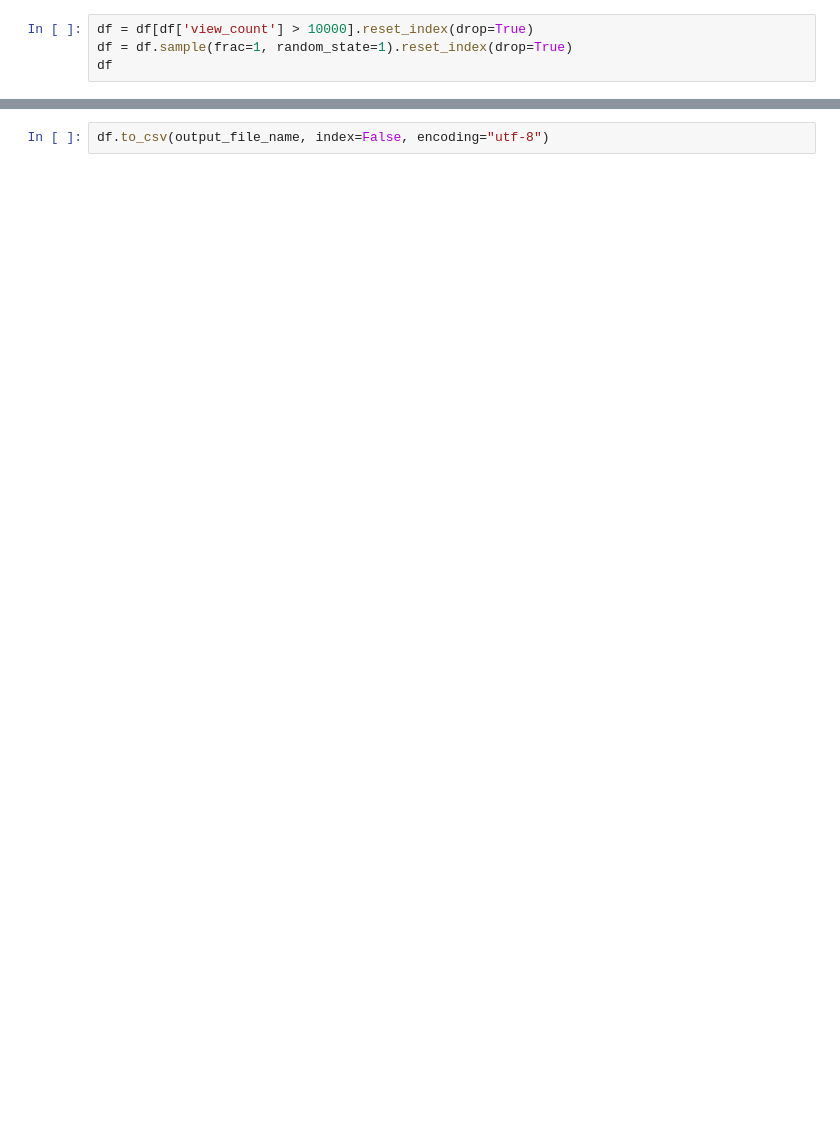
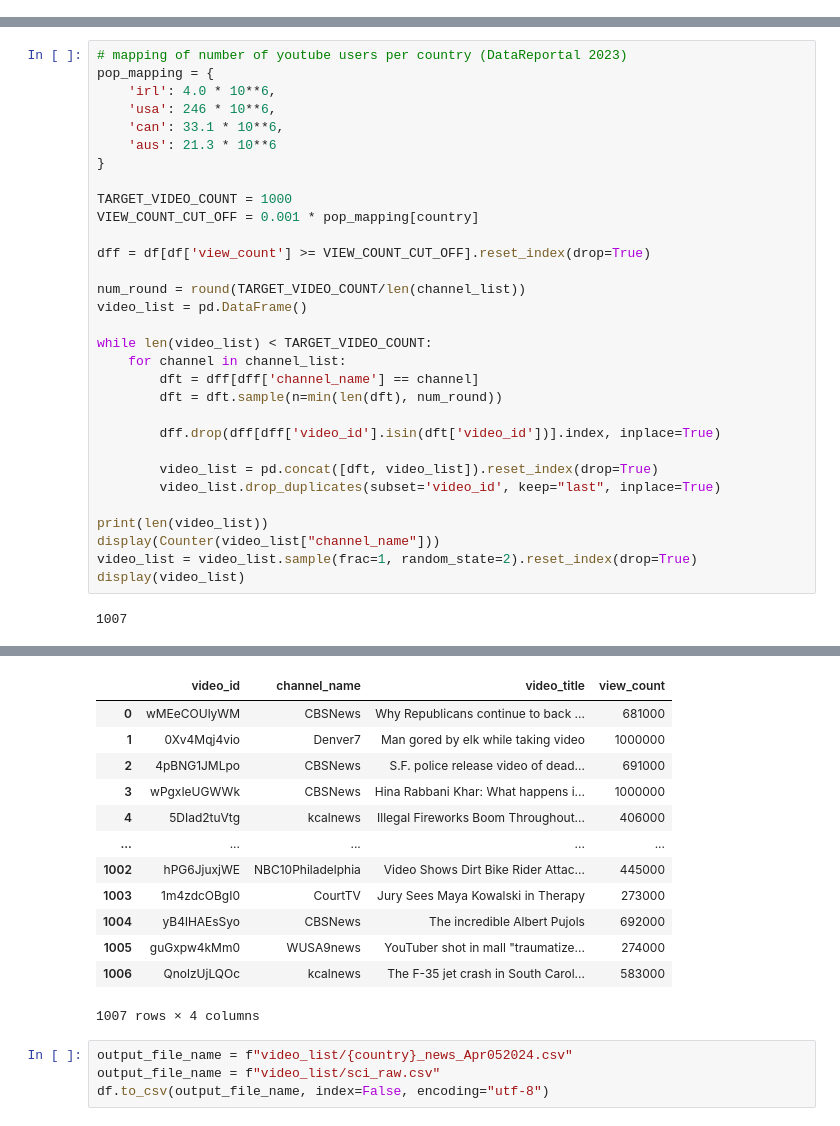
Before and after one commit to catxmai/youtube-video-crawler, a Jupyter notebook: combine_output.ipynb, the cells around one changed output, grey strips where cells are left out. Saved outputs shown, nothing was run; the diff lists cells and outputs as text; blank space fills up the shorter version.

```diff
--- a/combine_output.ipynb
+++ b/combine_output.ipynb
@@ -81,4 +66,0 @@ df
-# %%
-df = df[df['view_count'] > 10000].reset_index(drop=True)
-df = df.sample(frac=1, random_state=1).reset_index(drop=True)
-df
@@ -118,0 +87,33 @@ Counter({'WUSA9news': 561,
+# %%
+# mapping of number of youtube users per country (DataReportal 2023)
+pop_mapping = {
+    'irl': 4.0 * 10**6,
+    'usa': 246 * 10**6,
+    'can': 33.1 * 10**6,
+    'aus': 21.3 * 10**6
+}
+
+TARGET_VIDEO_COUNT = 1000
+VIEW_COUNT_CUT_OFF = 0.001 * pop_mapping[country]
+
+dff = df[df['view_count'] >= VIEW_COUNT_CUT_OFF].reset_index(drop=True)
+
+num_round = round(TARGET_VIDEO_COUNT/len(channel_list))
+video_list = pd.DataFrame()
+
+while len(video_list) < TARGET_VIDEO_COUNT:
+    for channel in channel_list:
+        dft = dff[dff['channel_name'] == channel]
+        dft = dft.sample(n=min(len(dft), num_round))
+
+        dff.drop(dff[dff['video_id'].isin(dft['video_id'])].index, inplace=True)
+
+        video_list = pd.concat([dft, video_list]).reset_index(drop=True)
+        video_list.drop_duplicates(subset='video_id', keep="last", inplace=True)
+
+print(len(video_list))
+display(Counter(video_list["channel_name"]))
+video_list = video_list.sample(frac=1, random_state=2).reset_index(drop=True)
+display(video_list)
+# %% [output]
+1007
@@ -119,2 +137,17 @@ Counter({'WUSA9news': 561,
+|  | video_id | channel_name | video_title | view_count |
+| 0 | wMEeCOUlyWM | CBSNews | Why Republicans continue to back ... | 681000 |
+| 1 | 0Xv4Mqj4vio | Denver7 | Man gored by elk while taking video | 1000000 |
+| 2 | 4pBNG1JMLpo | CBSNews | S.F. police release video of dead... | 691000 |
+| 3 | wPgxIeUGWWk | CBSNews | Hina Rabbani Khar: What happens i... | 1000000 |
+| 4 | 5DIad2tuVtg | kcalnews | Illegal Fireworks Boom Throughout... | 406000 |
+| ... | ... | ... | ... | ... |
+| 1002 | hPG6JjuxjWE | NBC10Philadelphia | Video Shows Dirt Bike Rider Attac... | 445000 |
+| 1003 | 1m4zdcOBgI0 | CourtTV | Jury Sees Maya Kowalski in Therapy | 273000 |
+| 1004 | yB4lHAEsSyo | CBSNews | The incredible Albert Pujols | 692000 |
+| 1005 | guGxpw4kMm0 | WUSA9news | YouTuber shot in mall "traumatize... | 274000 |
+| 1006 | QnolzUjLQOc | kcalnews | The F-35 jet crash in South Carol... | 583000 |
+1007 rows × 4 columns
 # %%
+output_file_name = f"video_list/{country}_news_Apr052024.csv"
+output_file_name = f"video_list/sci_raw.csv"
 df.to_csv(output_file_name, index=False, encoding="utf-8")
```
Also changed, not shown: parts of 7 cells of this notebook, 7 other files.
